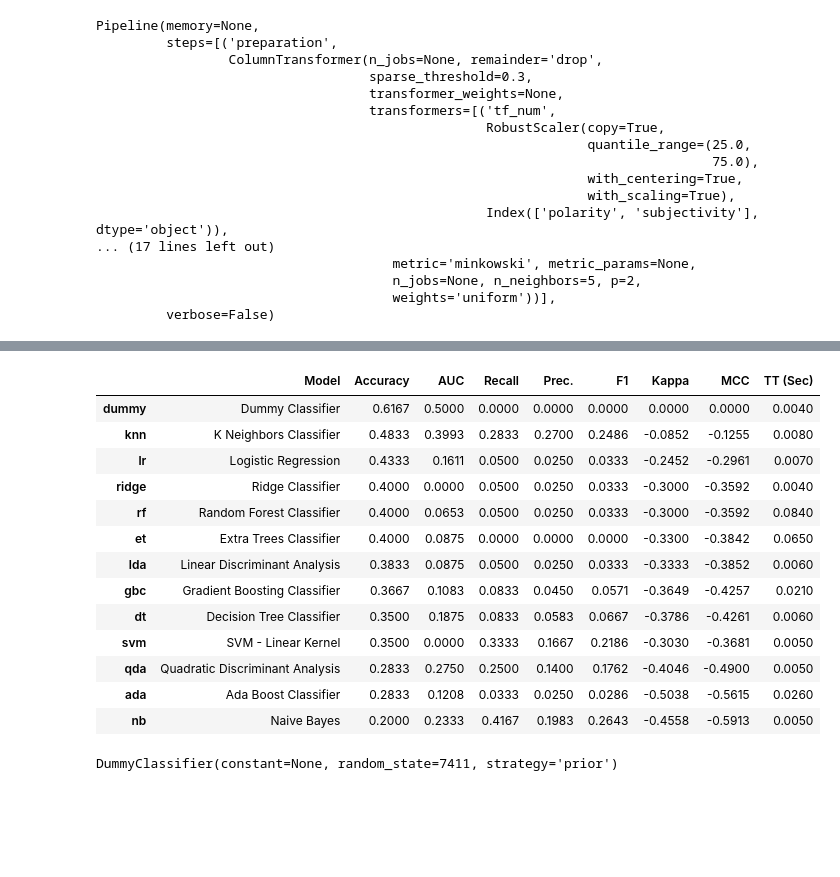
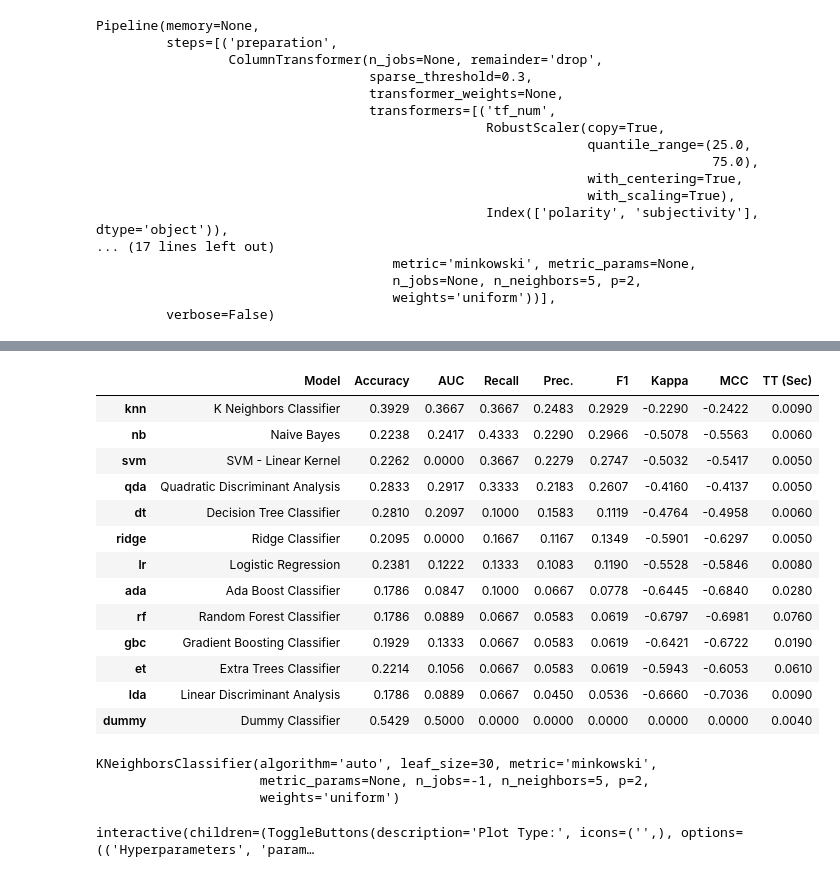
Before and after one commit to data-IA-2022/MOOC_Fengfeng_David, a Jupyter notebook: model.ipynb, the cells around one changed output, grey strips where cells are left out. Saved outputs shown, nothing was run; the diff lists cells and outputs as text; code cells hidden in the pictures; blank space fills up the shorter version.

```diff
--- a/model.ipynb
+++ b/model.ipynb
@@ -101,21 +101,30 @@ exp_reg101 = setup(data = df, target = 'eligibility')
 | 57 | Interaction Threshold | None |
 | 58 | Fix Imbalance | False |
 | 59 | Fix Imbalance Method | SMOTE |
-# %%
-compare_models()
-# %% [output]
-|  | Model | Accuracy | AUC | Recall | Prec. | F1 | Kappa | MCC | TT (Sec) |
-| dummy | Dummy Classifier | 0.6167 | 0.5000 | 0.0000 | 0.0000 | 0.0000 | 0.0000 | 0.0000 | 0.0040 |
-| knn | K Neighbors Classifier | 0.4833 | 0.3993 | 0.2833 | 0.2700 | 0.2486 | -0.0852 | -0.1255 | 0.0080 |
-| lr | Logistic Regression | 0.4333 | 0.1611 | 0.0500 | 0.0250 | 0.0333 | -0.2452 | -0.2961 | 0.0070 |
-| ridge | Ridge Classifier | 0.4000 | 0.0000 | 0.0500 | 0.0250 | 0.0333 | -0.3000 | -0.3592 | 0.0040 |
-| rf | Random Forest Classifier | 0.4000 | 0.0653 | 0.0500 | 0.0250 | 0.0333 | -0.3000 | -0.3592 | 0.0840 |
-| et | Extra Trees Classifier | 0.4000 | 0.0875 | 0.0000 | 0.0000 | 0.0000 | -0.3300 | -0.3842 | 0.0650 |
-| lda | Linear Discriminant Analysis | 0.3833 | 0.0875 | 0.0500 | 0.0250 | 0.0333 | -0.3333 | -0.3852 | 0.0060 |
-| gbc | Gradient Boosting Classifier | 0.3667 | 0.1083 | 0.0833 | 0.0450 | 0.0571 | -0.3649 | -0.4257 | 0.0210 |
-| dt | Decision Tree Classifier | 0.3500 | 0.1875 | 0.0833 | 0.0583 | 0.0667 | -0.3786 | -0.4261 | 0.0060 |
-| svm | SVM - Linear Kernel | 0.3500 | 0.0000 | 0.3333 | 0.1667 | 0.2186 | -0.3030 | -0.3681 | 0.0050 |
-| qda | Quadratic Discriminant Analysis | 0.2833 | 0.2750 | 0.2500 | 0.1400 | 0.1762 | -0.4046 | -0.4900 | 0.0050 |
-| ada | Ada Boost Classifier | 0.2833 | 0.1208 | 0.0333 | 0.0250 | 0.0286 | -0.5038 | -0.5615 | 0.0260 |
-| nb | Naive Bayes | 0.2000 | 0.2333 | 0.4167 | 0.1983 | 0.2643 | -0.4558 | -0.5913 | 0.0050 |
-DummyClassifier(constant=None, random_state=7411, strategy='prior')
+# %%
+best_models = compare_models(sort='Prec.')
+# %% [output]
+|  | Model | Accuracy | AUC | Recall | Prec. | F1 | Kappa | MCC | TT (Sec) |
+| knn | K Neighbors Classifier | 0.3929 | 0.3667 | 0.3667 | 0.2483 | 0.2929 | -0.2290 | -0.2422 | 0.0090 |
+| nb | Naive Bayes | 0.2238 | 0.2417 | 0.4333 | 0.2290 | 0.2966 | -0.5078 | -0.5563 | 0.0060 |
+| svm | SVM - Linear Kernel | 0.2262 | 0.0000 | 0.3667 | 0.2279 | 0.2747 | -0.5032 | -0.5417 | 0.0050 |
+| qda | Quadratic Discriminant Analysis | 0.2833 | 0.2917 | 0.3333 | 0.2183 | 0.2607 | -0.4160 | -0.4137 | 0.0050 |
+| dt | Decision Tree Classifier | 0.2810 | 0.2097 | 0.1000 | 0.1583 | 0.1119 | -0.4764 | -0.4958 | 0.0060 |
+| ridge | Ridge Classifier | 0.2095 | 0.0000 | 0.1667 | 0.1167 | 0.1349 | -0.5901 | -0.6297 | 0.0050 |
+| lr | Logistic Regression | 0.2381 | 0.1222 | 0.1333 | 0.1083 | 0.1190 | -0.5528 | -0.5846 | 0.0080 |
+| ada | Ada Boost Classifier | 0.1786 | 0.0847 | 0.1000 | 0.0667 | 0.0778 | -0.6445 | -0.6840 | 0.0280 |
+| rf | Random Forest Classifier | 0.1786 | 0.0889 | 0.0667 | 0.0583 | 0.0619 | -0.6797 | -0.6981 | 0.0760 |
+| gbc | Gradient Boosting Classifier | 0.1929 | 0.1333 | 0.0667 | 0.0583 | 0.0619 | -0.6421 | -0.6722 | 0.0190 |
+| et | Extra Trees Classifier | 0.2214 | 0.1056 | 0.0667 | 0.0583 | 0.0619 | -0.5943 | -0.6053 | 0.0610 |
+| lda | Linear Discriminant Analysis | 0.1786 | 0.0889 | 0.0667 | 0.0450 | 0.0536 | -0.6660 | -0.7036 | 0.0090 |
+| dummy | Dummy Classifier | 0.5429 | 0.5000 | 0.0000 | 0.0000 | 0.0000 | 0.0000 | 0.0000 | 0.0040 |
+# %%
+best_models
+# %% [output]
+KNeighborsClassifier(algorithm='auto', leaf_size=30, metric='minkowski',
+                     metric_params=None, n_jobs=-1, n_neighbors=5, p=2,
+                     weights='uniform')
+# %%
+evaluate_model(best_models)
+# %% [output]
+interactive(children=(ToggleButtons(description='Plot Type:', icons=('',), options=(('Hyperparameters', 'param…
```
Also changed, not shown: parts of 4 cells of this notebook, 9 other files.
